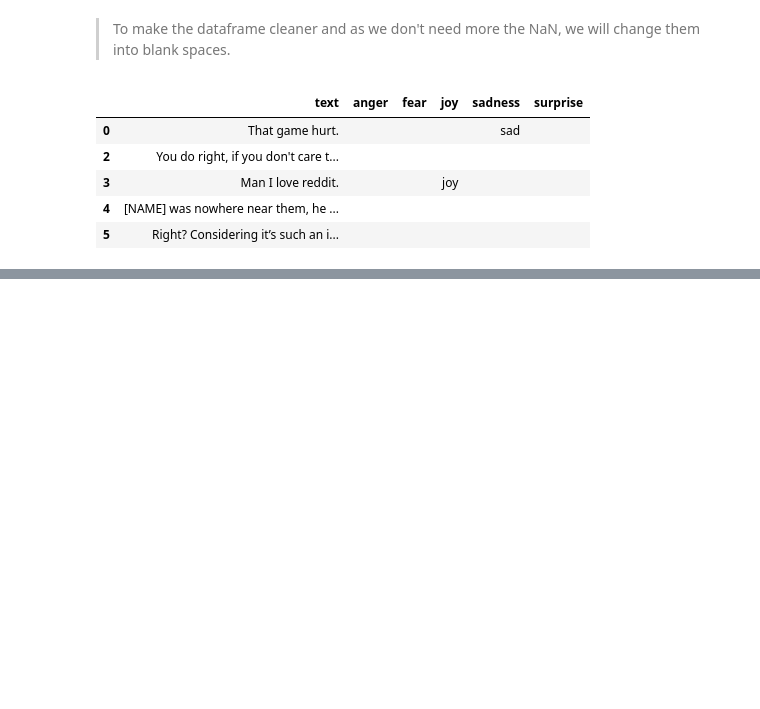
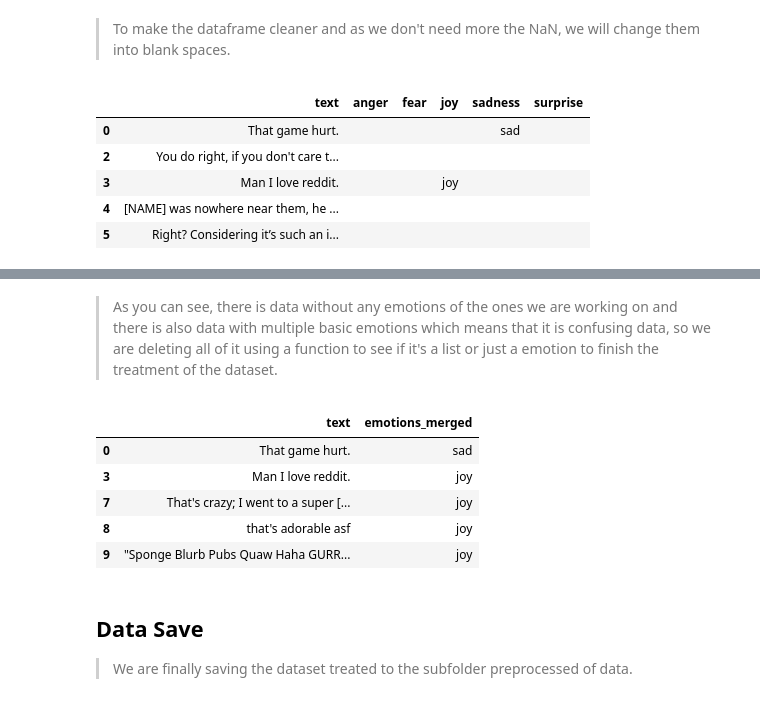
Before and after one commit to 4GeeksAcademy/sp-ml-17-final-project-g1, a Jupyter notebook: notebooks/go-emotions-treatment.ipynb, the cells around one changed output, grey strips where cells are left out. Saved outputs shown, nothing was run; the diff lists cells and outputs as text; code cells hidden in the pictures; blank space fills up the shorter version.

```diff
--- a/notebooks/go-emotions-treatment.ipynb
+++ b/notebooks/go-emotions-treatment.ipynb
@@ -122,0 +141,24 @@ go_emotions.head()
+# %% [markdown]
+>As you can see, there is data without any emotions of the ones we are working on and there is also data with multiple basic emotions which means that it is confusing data, so we are deleting all of it using a function to see if it's a list or just a emotion to finish the treatment of the dataset.
+# %%
+def clean_lists(val):
+    if isinstance(val, list):
+        return np.nan
+    else:
+        return val
+
+for col in go_emotions.columns:
+    go_emotions[col] = go_emotions[col].apply(clean_lists)
+
+go_emotions.dropna(inplace=True)
+go_emotions.head()
+# %% [output]
+|  | text | emotions_merged |
+| 0 | That game hurt. | sad |
+| 3 | Man I love reddit. | joy |
+| 7 | That's crazy; I went to a super [... | joy |
+| 8 | that's adorable asf | joy |
+| 9 | "Sponge Blurb Pubs Quaw Haha GURR... | joy |
+# %% [markdown]
+## Data Save
+>We are finally saving the dataset treated to the subfolder preprocessed of data.
```
Also changed, not shown: parts of 4 cells of this notebook, 5 other files.
